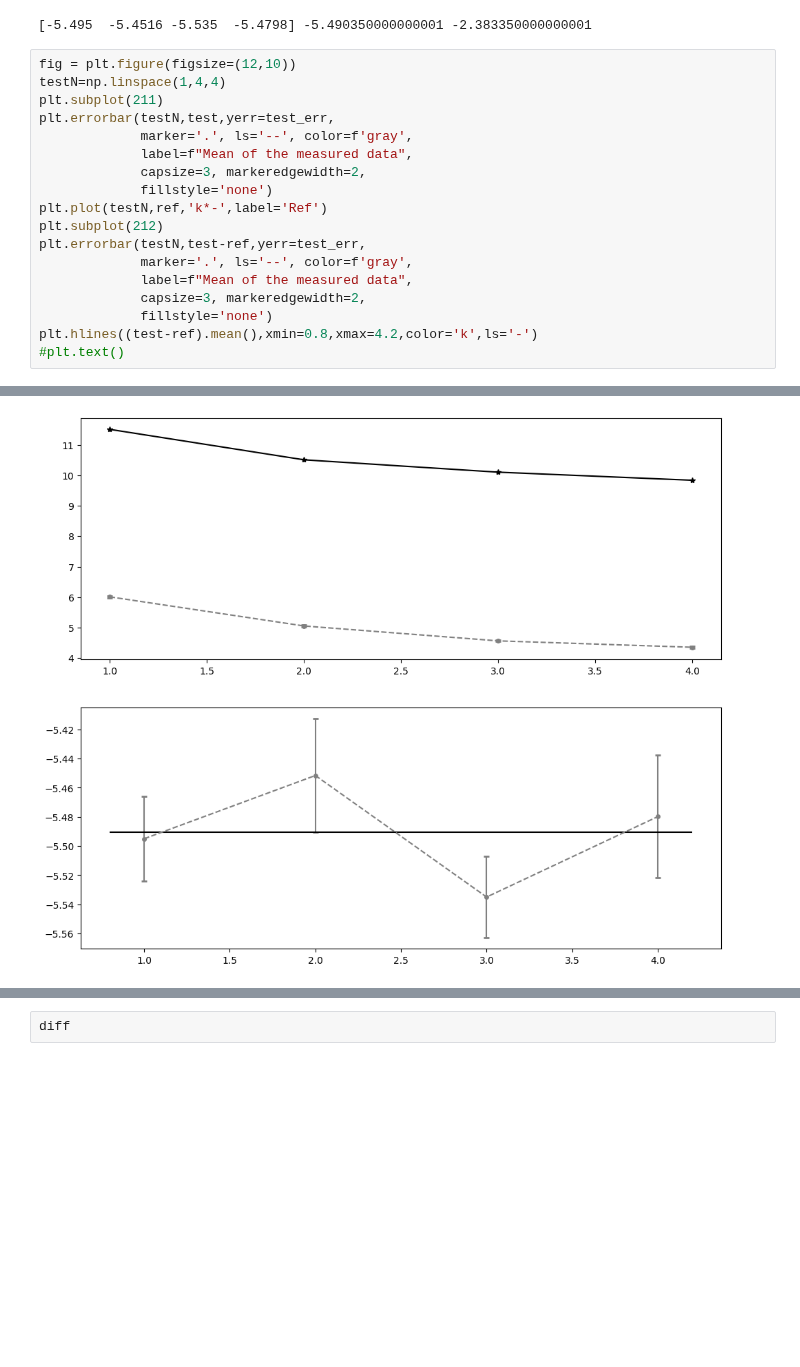
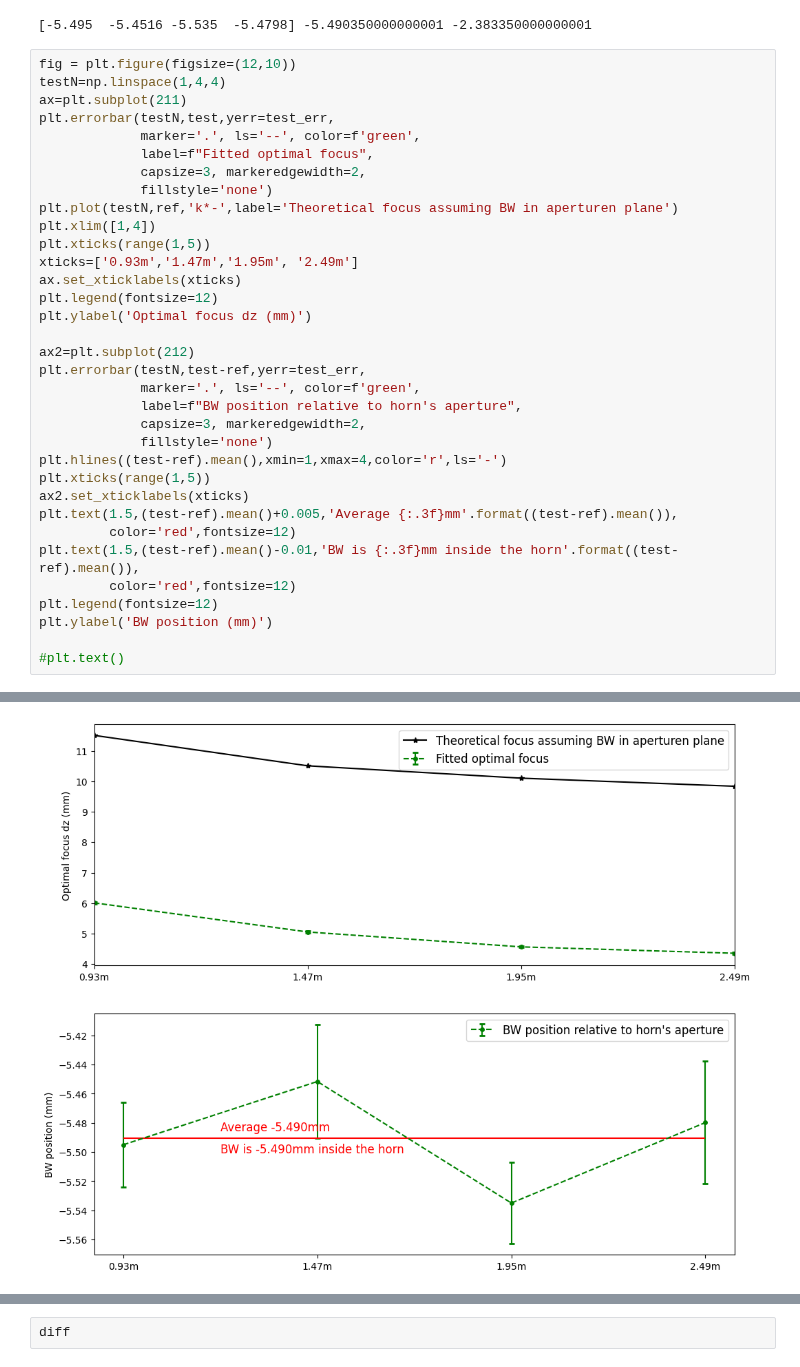
Before and after one commit to XiaodongRencologne/GaussianOptics, a Jupyter notebook: CHAMP_Test.ipynb, the cells around one changed output, grey strips where cells are left out. Drawn from its saved outputs; the diff is of its cells as text; blank space fills up the shorter version.

```diff
--- a/CHAMP_Test.ipynb
+++ b/CHAMP_Test.ipynb
@@ -328,19 +328,35 @@ print(dz,diff,diff+3.107)
 # %%
 fig = plt.figure(figsize=(12,10))
 testN=np.linspace(1,4,4)
-plt.subplot(211)
+ax=plt.subplot(211)
 plt.errorbar(testN,test,yerr=test_err,
-             marker='.', ls='--', color=f'gray',
-             label=f"Mean of the measured data",
+             marker='.', ls='--', color=f'green',
+             label=f"Fitted optimal focus",
              capsize=3, markeredgewidth=2,
              fillstyle='none')
-plt.plot(testN,ref,'k*-',label='Ref')
-plt.subplot(212)
+plt.plot(testN,ref,'k*-',label='Theoretical focus assuming BW in aperturen plane')
+plt.xlim([1,4])
+plt.xticks(range(1,5))
+xticks=['0.93m','1.47m','1.95m', '2.49m']
+ax.set_xticklabels(xticks)
+plt.legend(fontsize=12)
+plt.ylabel('Optimal focus dz (mm)')
+
+ax2=plt.subplot(212)
 plt.errorbar(testN,test-ref,yerr=test_err,
-             marker='.', ls='--', color=f'gray',
-             label=f"Mean of the measured data",
+             marker='.', ls='--', color=f'green',
+             label=f"BW position relative to horn's aperture",
              capsize=3, markeredgewidth=2,
              fillstyle='none')
-plt.hlines((test-ref).mean(),xmin=0.8,xmax=4.2,color='k',ls='-')
+plt.hlines((test-ref).mean(),xmin=1,xmax=4,color='r',ls='-')
+plt.xticks(range(1,5))
+ax2.set_xticklabels(xticks)
+plt.text(1.5,(test-ref).mean()+0.005,'Average {:.3f}mm'.format((test-ref).mean()),
+         color='red',fontsize=12)
+plt.text(1.5,(test-ref).mean()-0.01,'BW is {:.3f}mm inside the horn'.format((test-ref).mean()),
+         color='red',fontsize=12)
+plt.legend(fontsize=12)
+plt.ylabel('BW position (mm)')
+
 #plt.text()
 # %% [output]
@@ -348 +364 @@ plt.hlines((test-ref).mean(),xmin=0.8,xmax=4.2,color='k',ls='-')
-[figure, old version]
+[figure, new version]
```
Also changed, not shown: parts of 2 cells of this notebook, 3 other files.
